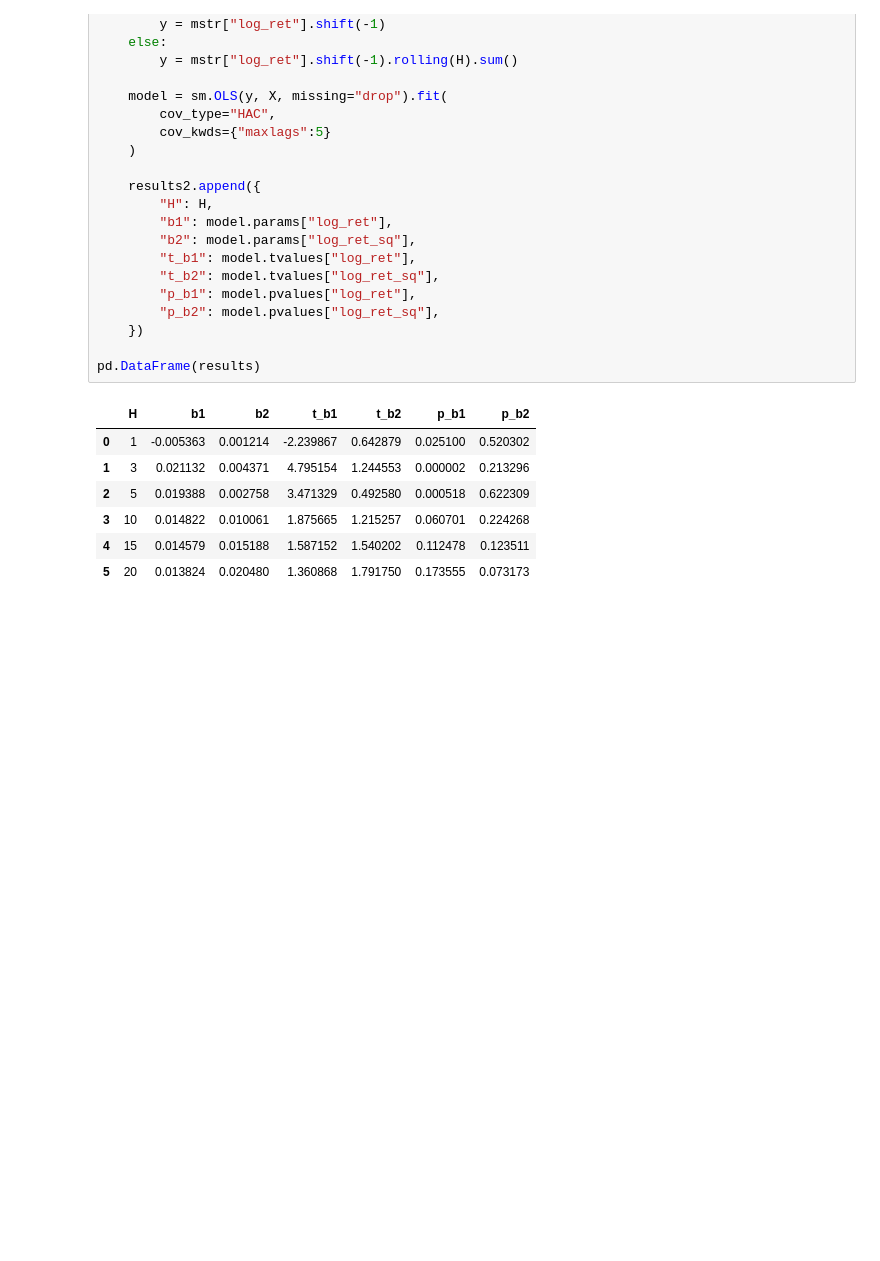
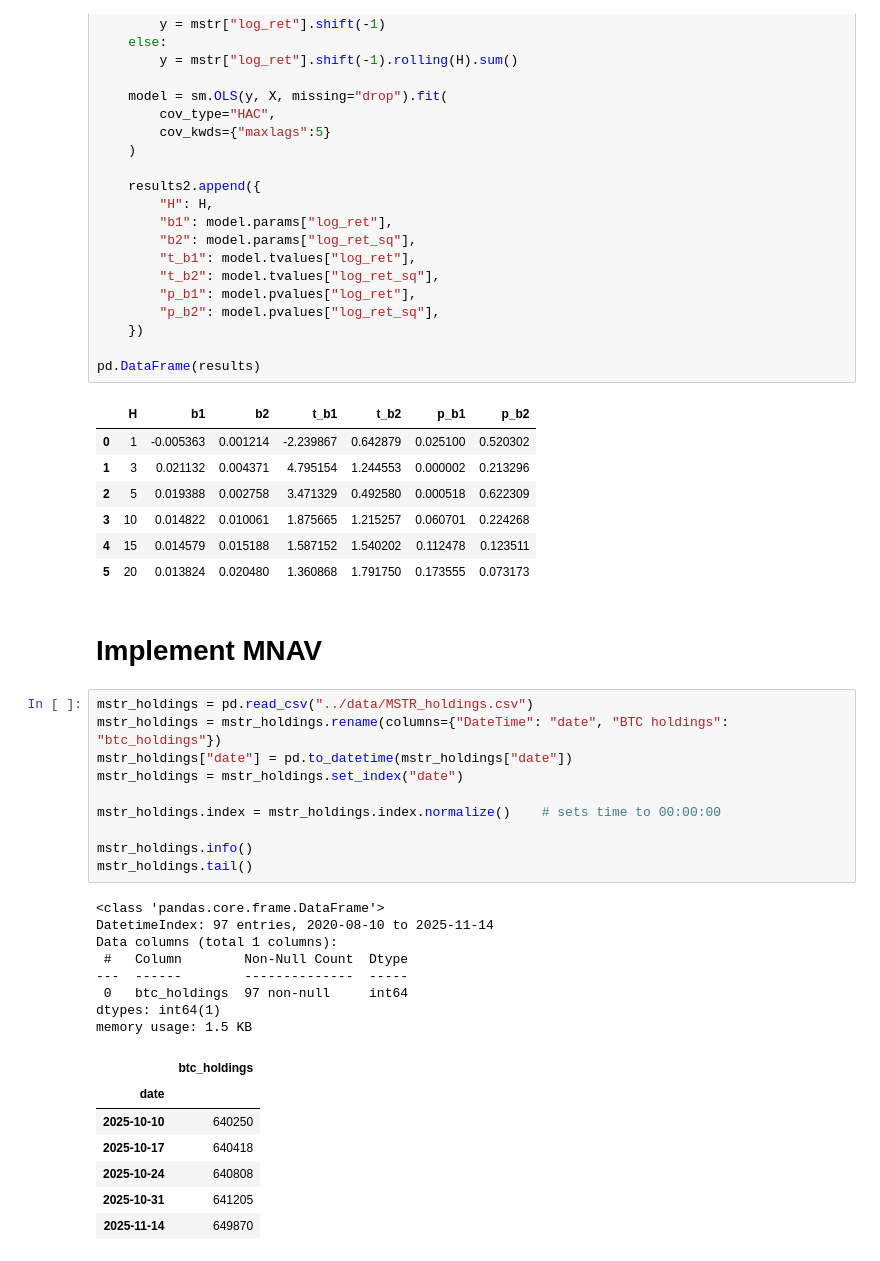
Before and after one commit to spxrq/mstr-bullcall-spread-strategy, a Jupyter notebook: notebooks/01_explore_btc_mstr.ipynb, the cells around one changed output. Drawn from its saved outputs; the diff is of its cells as text; blank space fills up the shorter version.

```diff
--- a/notebooks/01_explore_btc_mstr.ipynb
+++ b/notebooks/01_explore_btc_mstr.ipynb
@@ -377,3 +377,31 @@ pd.DataFrame(results)
 | 3 | 10 | 0.014822 | 0.010061 | 1.875665 | 1.215257 | 0.060701 | 0.224268 |
 | 4 | 15 | 0.014579 | 0.015188 | 1.587152 | 1.540202 | 0.112478 | 0.123511 |
 | 5 | 20 | 0.013824 | 0.020480 | 1.360868 | 1.791750 | 0.173555 | 0.073173 |
+# %% [markdown]
+# Implement MNAV
+# %%
+mstr_holdings = pd.read_csv("../data/MSTR_holdings.csv")
+mstr_holdings = mstr_holdings.rename(columns={"DateTime": "date", "BTC holdings": "btc_holdings"})
+mstr_holdings["date"] = pd.to_datetime(mstr_holdings["date"])
+mstr_holdings = mstr_holdings.set_index("date")
+
+mstr_holdings.index = mstr_holdings.index.normalize()    # sets time to 00:00:00
+
+mstr_holdings.info()
+mstr_holdings.tail()
+# %% [output]
+<class 'pandas.core.frame.DataFrame'>
+DatetimeIndex: 97 entries, 2020-08-10 to 2025-11-14
+Data columns (total 1 columns):
+ #   Column        Non-Null Count  Dtype
+---  ------        --------------  -----
+ 0   btc_holdings  97 non-null     int64
+dtypes: int64(1)
+memory usage: 1.5 KB
+|  | btc_holdings |
+| date |  |
+| 2025-10-10 | 640250 |
+| 2025-10-17 | 640418 |
+| 2025-10-24 | 640808 |
+| 2025-10-31 | 641205 |
+| 2025-11-14 | 649870 |
```
Also changed, not shown: parts of 4 cells of this notebook.
